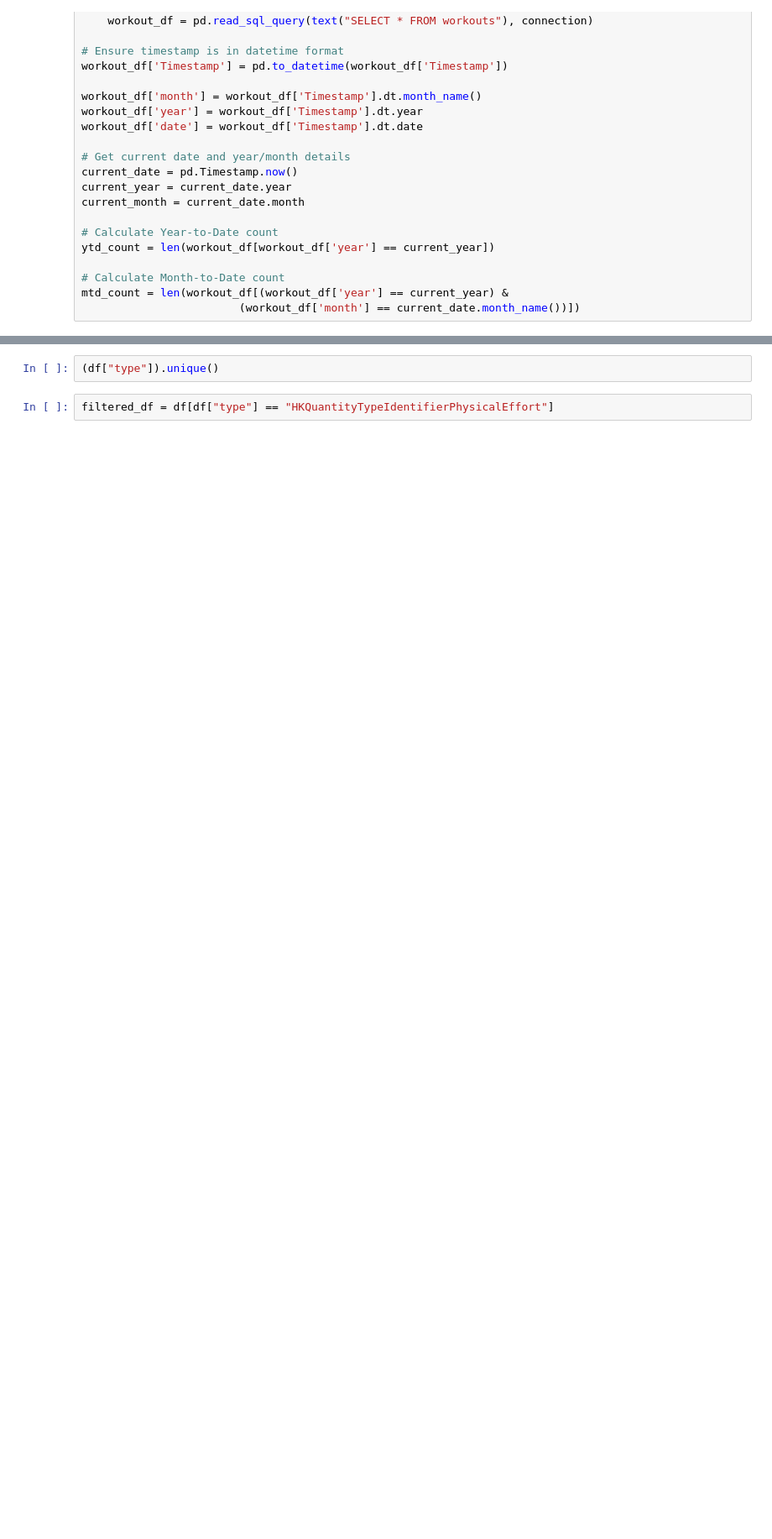
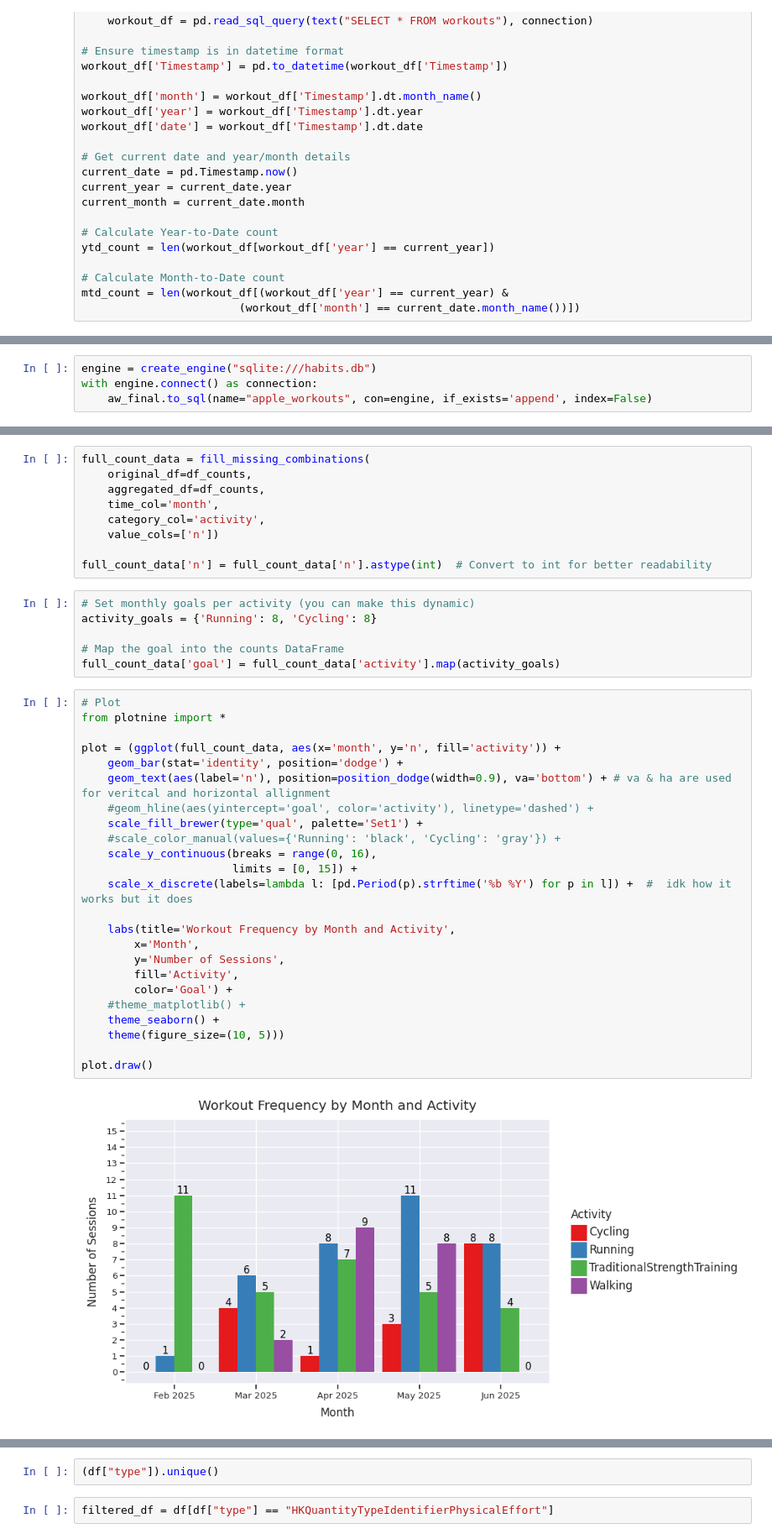
Before and after one commit to Ryan-Iacovone/Habit-Tracker-Website, a Jupyter notebook: testing.ipynb, the cells around one changed output, grey strips where cells are left out. Shown: that part at 84% size. Cells and saved outputs as stored; diff of their text form; blank space fills up the shorter version.

```diff
--- a/testing.ipynb
+++ b/testing.ipynb
@@ -305,0 +630,4 @@ mtd_count = len(workout_df[(workout_df['year'] == current_year) &
+# %%
+engine = create_engine("sqlite:///habits.db")
+with engine.connect() as connection:
+    aw_final.to_sql(name="apple_workouts", con=engine, if_exists='append', index=False)
@@ -305,0 +736,41 @@ mtd_count = len(workout_df[(workout_df['year'] == current_year) &
+# %%
+full_count_data = fill_missing_combinations(
+    original_df=df_counts,
+    aggregated_df=df_counts,
+    time_col='month',
+    category_col='activity',
+    value_cols=['n'])
+
+full_count_data['n'] = full_count_data['n'].astype(int)  # Convert to int for better readability
+# %%
+# Set monthly goals per activity (you can make this dynamic)
+activity_goals = {'Running': 8, 'Cycling': 8}
+
+# Map the goal into the counts DataFrame
+full_count_data['goal'] = full_count_data['activity'].map(activity_goals)
+# %%
+# Plot
+from plotnine import *
+
+plot = (ggplot(full_count_data, aes(x='month', y='n', fill='activity')) +
+    geom_bar(stat='identity', position='dodge') +
+    geom_text(aes(label='n'), position=position_dodge(width=0.9), va='bottom') + # va & ha are used for veritcal and horizontal allignment
+    #geom_hline(aes(yintercept='goal', color='activity'), linetype='dashed') +
+    scale_fill_brewer(type='qual', palette='Set1') +
+    #scale_color_manual(values={'Running': 'black', 'Cycling': 'gray'}) +
+    scale_y_continuous(breaks = range(0, 16),
+                       limits = [0, 15]) +
+    scale_x_discrete(labels=lambda l: [pd.Period(p).strftime('%b %Y') for p in l]) +  #  idk how it works but it does
+
+    labs(title='Workout Frequency by Month and Activity',
+        x='Month',
+        y='Number of Sessions',
+        fill='Activity',
+        color='Goal') +
+    #theme_matplotlib() +
+    theme_seaborn() +
+    theme(figure_size=(10, 5)))
+
+plot.draw()
+# %% [output]
+[figure, added]
```
Also changed, not shown: parts of 70 cells of this notebook, 12 other files.
